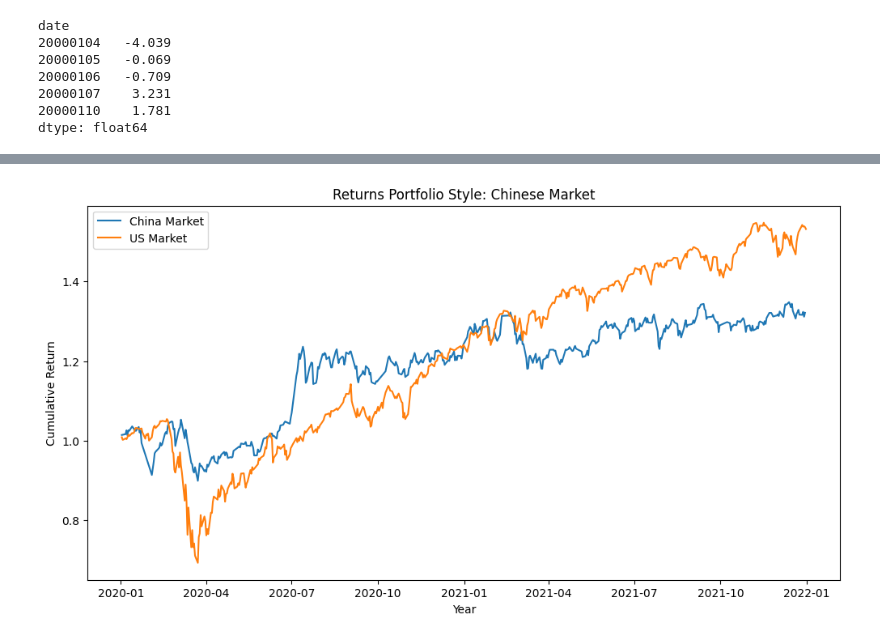
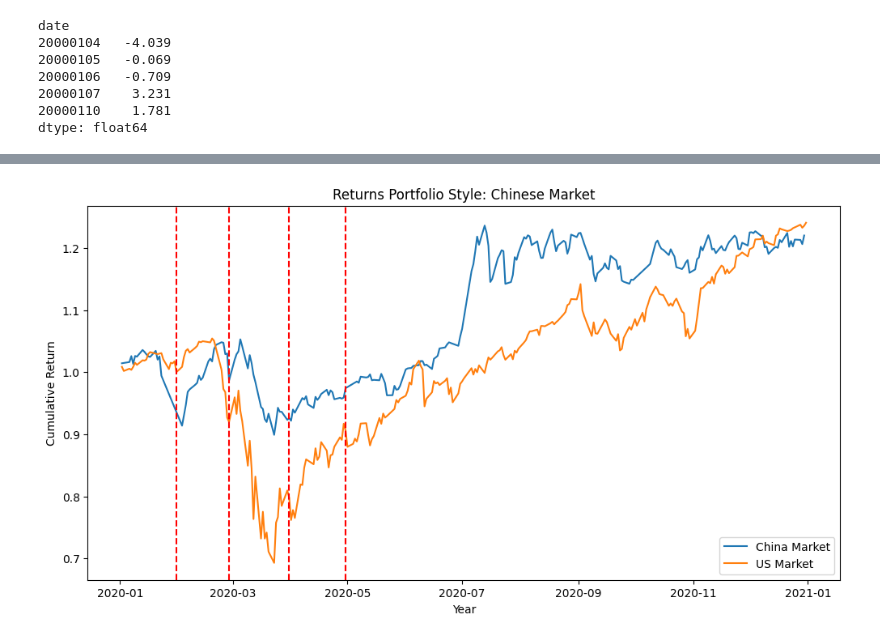
Before and after one commit to MaRodriguezB777/bem_109_intro_to_china_through_finance, a Jupyter notebook: stock_return_plots.ipynb, the cells around one changed output, grey strips where cells are left out. Cells and saved outputs as stored; diff of their text form; code cells hidden in the pictures.

Commit message:
Added vetical lines for specific dates

```diff
--- a/stock_return_plots.ipynb
+++ b/stock_return_plots.ipynb
@@ -80,6 +80,7 @@ def show_cumulative_returns(
     strat_ret_vec,
     mkt_ret_vec,
     ret_port_style,
+    plot_lines=None,
     strategy_name="Strategy",
     market_name="US Market",
     log_scale=False,
@@ -90,10 +91,10 @@ def show_cumulative_returns(
     cum_mkt_rets = (1 + mkt_ret_vec / 100).cumprod()
 
     cum_mkt_rets.index = pd.to_datetime(cum_mkt_rets.index, format="%Y%m%d")
-    cum_mkt_rets_monthly = cum_mkt_rets.resample("M").last()
+    cum_mkt_rets_monthly = cum_mkt_rets.resample("W").last()
 
     cum_strat_rets.index = pd.to_datetime(cum_strat_rets.index, format="%Y%m%d")
-    cum_strat_rets_monthly = cum_strat_rets.resample("M").last()
+    cum_strat_rets_monthly = cum_strat_rets.resample("W").last()
 
     if show_plots:
         # fig, axs = plt.subplots(2, 1, figsize=(12, 6))
@@ -101,6 +102,10 @@ def show_cumulative_returns(
         # Plot the cumulative returns
         axs.plot(cum_strat_rets, label=strategy_name)
         axs.plot(cum_mkt_rets, label=market_name)
+        if plot_lines:
+            for line in plot_lines:
+                plot_line = pd.to_datetime(line, format="%Y%m%d")
+                plt.axvline(x=plot_line, color='r', linestyle='--')
 
         if log_scale:
             axs.yscale("log")
@@ -167,3 +167,0 @@ show_cumulative_returns(us_mkt_ret_vec, us_mkt_ret_vec, ret_port_style="S&P 500
-# %%
-china = load_china("20000104", "20211231")
-china.info()
@@ -194,2 +168,8 @@ dtype: float64
 # %%
-show_cumulative_returns(china_mkt_ret_vec, us_mkt_ret_vec, ret_port_style="Chinese Market", strategy_name="China Market", log_scale=False, show_plots=True, save=True)
+def plot_shit(start_date, val_date, plot_lines=None):
+    ff3 = load_ff3(start_date, val_date)
+    china = load_china(start_date, val_date)
+    us_mkt_ret_vec = ff3["Mkt-RF"] + ff3["RF"]
+    china_mkt_ret_vec = china["mktrf"] + china["rf_dly"]
+
+    show_cumulative_returns(china_mkt_ret_vec, us_mkt_ret_vec, ret_port_style="Chinese Market", plot_lines=plot_lines, strategy_name="China Market", log_scale=False, show_plots=True, save=True)
@@ -198,12 +175,0 @@ show_cumulative_returns(china_mkt_ret_vec, us_mkt_ret_vec, ret_port_style="Chine
-# %%
-def plot_shit(start_date, val_date):
-    ff3 = load_ff3(start_date, val_date)
-    china = load_china(start_date, val_date)
-    us_mkt_ret_vec = ff3["Mkt-RF"] + ff3["RF"]
-    china_mkt_ret_vec = china["mktrf"] + china["rf_dly"]
-
-    show_cumulative_returns(china_mkt_ret_vec, us_mkt_ret_vec, ret_port_style="Chinese Market", strategy_name="China Market", log_scale=False, show_plots=True, save=True)
-# %%
-plot_shit("20200101", "20211231")
-# %% [output]
-[figure, removed]
@@ -211,0 +176,4 @@ plot_shit("20200101", "20211231")
+# %%
+plot_shit("20200101", "20201231", ['20200131', '20200228', '20200331', '20200430'])
+# %% [output]
+[figure, added]
```
Also changed, not shown: parts of 5 cells of this notebook, 4 other files.
